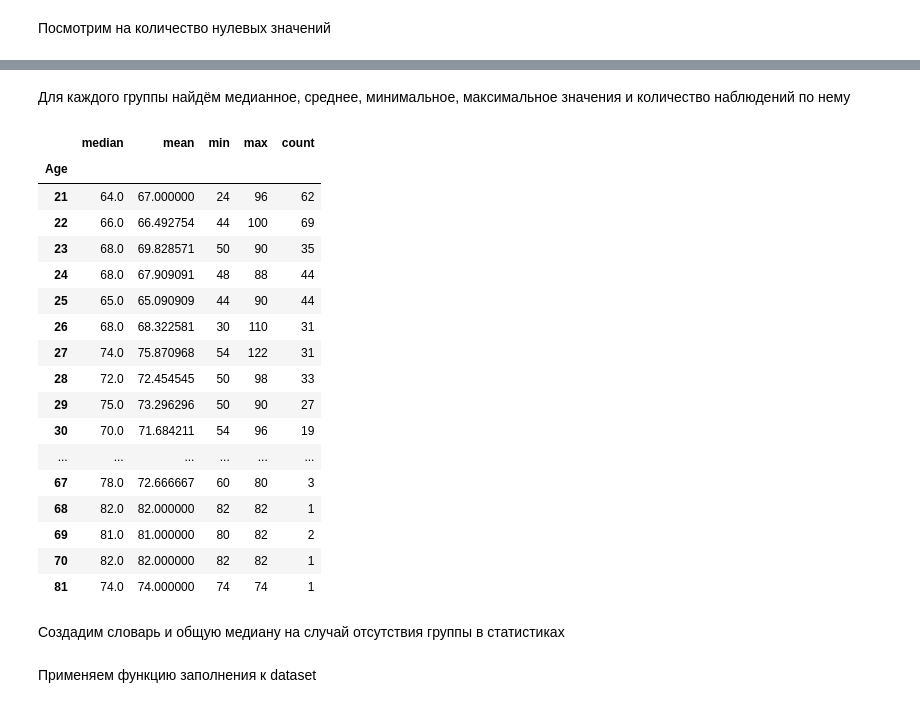
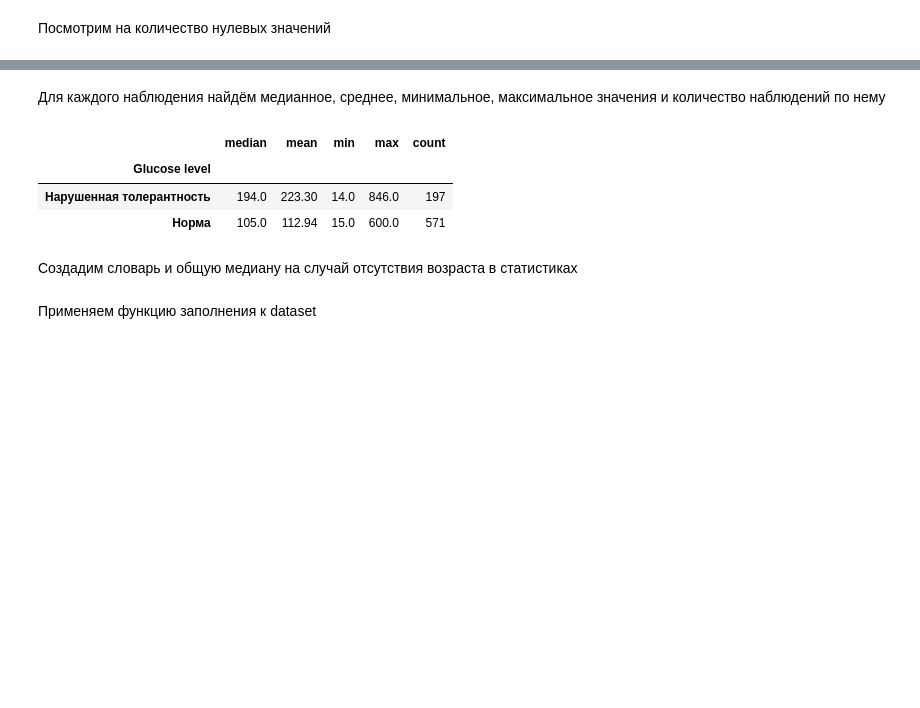
Before and after one commit to NikitaMarnykh/women_of_Pima_Indian_descent, a Jupyter notebook: Марных_Н_В_женщины_пима_предобработка.ipynb, the cells around one changed output, grey strips where cells are left out. Saved outputs shown, nothing was run; the diff lists cells and outputs as text; code cells hidden in the pictures; blank space fills up the shorter version.

```diff
--- a/Марных_Н_В_женщины_пима_предобработка.ipynb
+++ b/Марных_Н_В_женщины_пима_предобработка.ipynb
@@ -539,3 +563,5 @@ sign = 'Insulin'
+# %%
+sign = 'Glucose level'
 # %% [markdown]
 Выведем признак для просмотра содержимого
 # %%
@@ -598,2 +610,2 @@ plt.show()
 # %%
-dataset[dataset[sign] == 0].shape
+dataset[sign] = dataset[sign].astype("category")
@@ -617,5 +611,0 @@ overall_median = dataset[dataset[sign] != 0][sign].median()
-# %%
-dataset[sign] = dataset.apply(
-    lambda x: fill_with_group_median(x, group_column, sign),
-    axis=1
-)
@@ -659,7 +644,7 @@ memory usage: 54.1 KB
 # %% [markdown]
 Запишем имя признака в переменную sign
 # %%
-sign = 'BloodPressure'
+sign = 'Insulin'
 # %% [markdown]
 Выведем признак для просмотра содержимого
 # %%
@@ -737,30 +719,16 @@ dataset[dataset[sign] == 0].shape
 # %% [markdown]
-Для каждого группы найдём медианное, среднее, минимальное, максимальное значения и количество наблюдений по нему
+Для каждого наблюдения найдём медианное, среднее, минимальное, максимальное значения и количество наблюдений по нему
 # %%
-group_column = "Age"
-statistics = dataset[dataset[sign] != 0].groupby(group_column)[sign].agg(['median', 'mean', 'min', 'max', 'count'])
+group_column = "Glucose level"
+statistics = dataset[dataset[sign] != 0].groupby(group_column)[sign].agg(['median', 'mean', 'min', 'max', 'count']).round(2)
 statistics
 # %% [output]
 |  | median | mean | min | max | count |
-| Age |  |  |  |  |  |
-| 21 | 64.0 | 67.000000 | 24 | 96 | 62 |
-| 22 | 66.0 | 66.492754 | 44 | 100 | 69 |
-| 23 | 68.0 | 69.828571 | 50 | 90 | 35 |
-| 24 | 68.0 | 67.909091 | 48 | 88 | 44 |
-| 25 | 65.0 | 65.090909 | 44 | 90 | 44 |
-| 26 | 68.0 | 68.322581 | 30 | 110 | 31 |
-| 27 | 74.0 | 75.870968 | 54 | 122 | 31 |
-| 28 | 72.0 | 72.454545 | 50 | 98 | 33 |
-| 29 | 75.0 | 73.296296 | 50 | 90 | 27 |
-| 30 | 70.0 | 71.684211 | 54 | 96 | 19 |
-| ... | ... | ... | ... | ... | ... |
-| 67 | 78.0 | 72.666667 | 60 | 80 | 3 |
-| 68 | 82.0 | 82.000000 | 82 | 82 | 1 |
-| 69 | 81.0 | 81.000000 | 80 | 82 | 2 |
-| 70 | 82.0 | 82.000000 | 82 | 82 | 1 |
-| 81 | 74.0 | 74.000000 | 74 | 74 | 1 |
+| Glucose level |  |  |  |  |  |
+| Нарушенная толерантность | 194.0 | 223.30 | 14.0 | 846.0 | 197 |
+| Норма | 105.0 | 112.94 | 15.0 | 600.0 | 571 |
 # %% [markdown]
-Создадим словарь и общую медиану на случай отсутствия группы в статистиках
+Создадим словарь и общую медиану на случай отсутствия возраста в статистиках
 # %%
 group_median_dict = statistics['median'].to_dict()
 overall_median = dataset[dataset[sign] != 0][sign].median()
```
Also changed, not shown: parts of 127 cells of this notebook.
